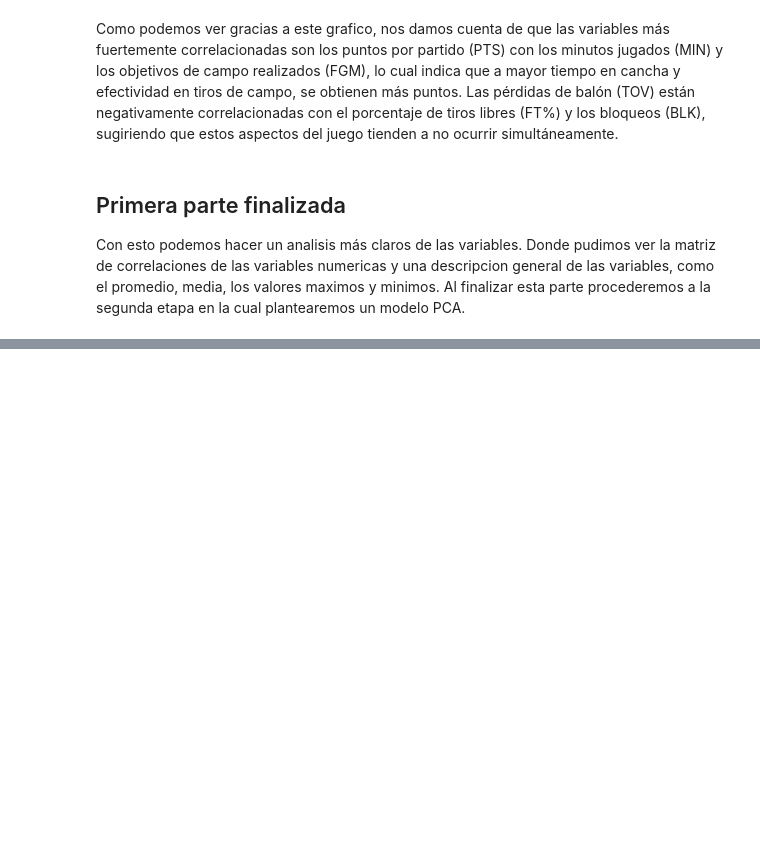
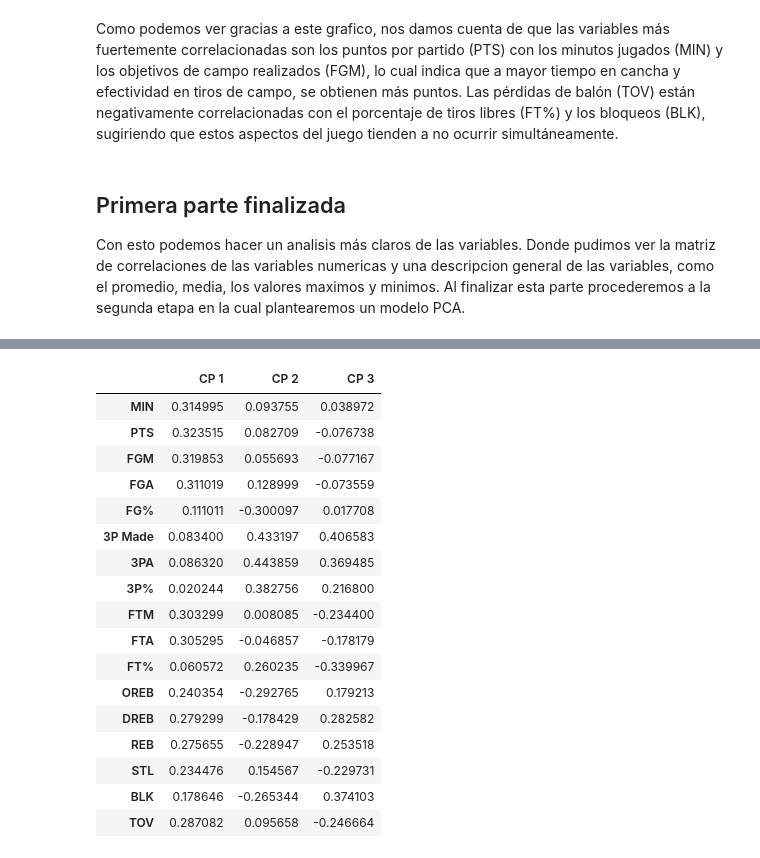
Before and after one commit to Ganimidees/Ciencia-de-datos-Examen, a Jupyter notebook: Examen.ipynb, the cells around one changed output, grey strips where cells are left out. Drawn from its saved outputs; the diff is of its cells as text; code cells hidden in the pictures; blank space fills up the shorter version.

```diff
--- a/Examen.ipynb
+++ b/Examen.ipynb
@@ -131,0 +147,3 @@ Con esto podemos hacer un analisis más claros de las variables. Donde pudimos v
+# %%
+data_std =  StandardScaler().fit_transform(df_1)
+df_data_std = pd.DataFrame(data_std, columns=df_1.columns)
@@ -131,0 +294,25 @@ Con esto podemos hacer un analisis más claros de las variables. Donde pudimos v
+# %%
+pca = PCA(n_components=3)  # Especifica el número de componentes principales que deseas
+df_reduced_pca = pca.fit(data_std)  # Ajusta el modelo PCA a tus datos
+# Generar DataFrame con los loading
+df_loading = pd.DataFrame(pca.components_.T, columns=['CP 1', 'CP 2', 'CP 3'], index=df_1.columns)
+df_loading
+# %% [output]
+|  | CP 1 | CP 2 | CP 3 |
+| MIN | 0.314995 | 0.093755 | 0.038972 |
+| PTS | 0.323515 | 0.082709 | -0.076738 |
+| FGM | 0.319853 | 0.055693 | -0.077167 |
+| FGA | 0.311019 | 0.128999 | -0.073559 |
+| FG% | 0.111011 | -0.300097 | 0.017708 |
+| 3P Made | 0.083400 | 0.433197 | 0.406583 |
+| 3PA | 0.086320 | 0.443859 | 0.369485 |
+| 3P% | 0.020244 | 0.382756 | 0.216800 |
+| FTM | 0.303299 | 0.008085 | -0.234400 |
+| FTA | 0.305295 | -0.046857 | -0.178179 |
+| FT% | 0.060572 | 0.260235 | -0.339967 |
+| OREB | 0.240354 | -0.292765 | 0.179213 |
+| DREB | 0.279299 | -0.178429 | 0.282582 |
+| REB | 0.275655 | -0.228947 | 0.253518 |
+| STL | 0.234476 | 0.154567 | -0.229731 |
+| BLK | 0.178646 | -0.265344 | 0.374103 |
+| TOV | 0.287082 | 0.095658 | -0.246664 |
```
Also changed, not shown: parts of 21 cells of this notebook.
